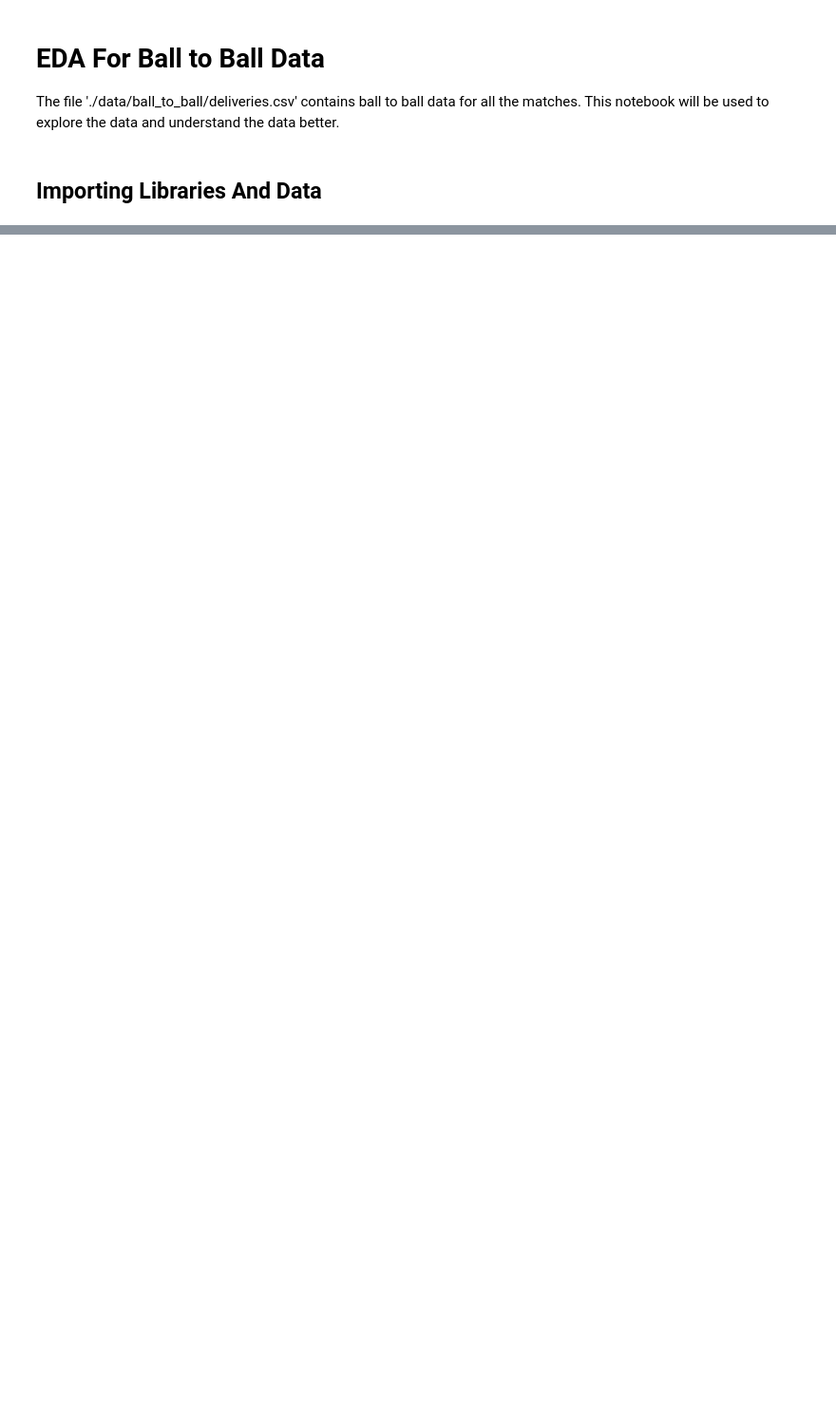
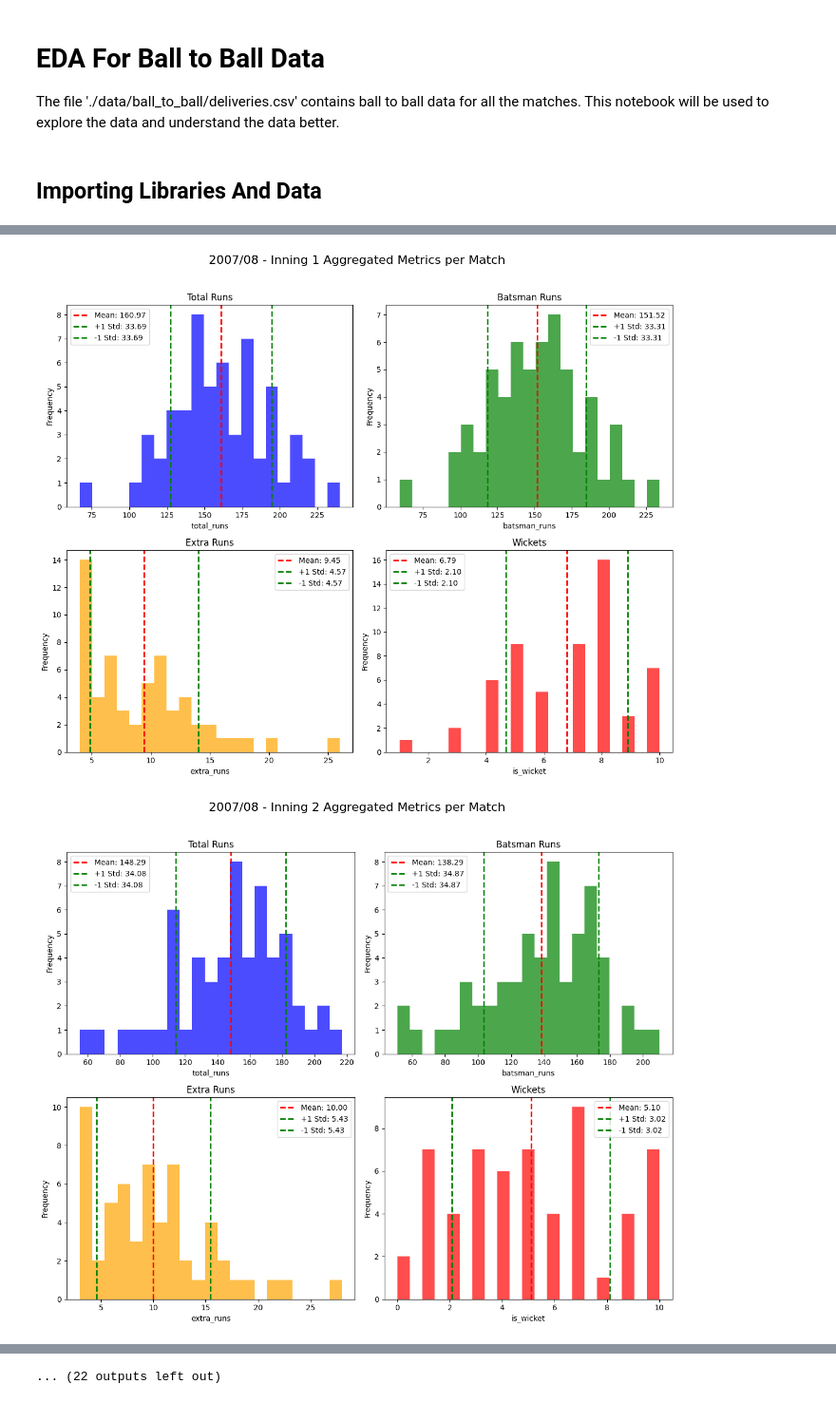
Before and after one commit to Yosemite0/Score_Predictor, a Jupyter notebook: eda.ipynb, the cells around one changed output, grey strips where cells are left out. Shown at 95% size. Drawn from its saved outputs; the diff is of its cells as text; code cells hidden in the pictures; blank space fills up the shorter version.

Commit message:
added a datasest, season and ball insights in eda

```diff
--- a/eda.ipynb
+++ b/eda.ipynb
@@ -30,0 +36,17 @@ data = pd.read_csv(data_path)
+# %%
+# Create a dictionary mapping each season to its list of match ids
+year_match_dict = {
+    season: match_data[match_data['season'] == season]['id'].tolist()
+    for season in match_data['season'].unique()
+}
+for season, match_ids in year_match_dict.items():
+     print(season, len(match_ids))
+
+# Divide ball_data by season based on the match_ids from match_data
+ball_data_by_season = {
+    season: ball_data[ball_data['match_id'].isin(match_ids)]
+    for season, match_ids in year_match_dict.items()
+}
+
+# Optionally, print the keys to verify the seasons
+print(list(ball_data_by_season.keys()))
@@ -30,0 +72,46 @@ data = pd.read_csv(data_path)
+# %%
+for season, df in ball_data_by_season.items():
+
+    for inning in [1, 2]:
+        # Filter for the specific inning and aggregate metrics by match_id
+        aggregated_data = df[df['inning'] == inning].groupby('match_id').agg({
+            'total_runs': 'sum',
+            'batsman_runs': 'sum',
+            'extra_runs': 'sum',
+            'is_wicket': 'sum'
+        }).reset_index()
+
+
+        # Create a 2x2 subplot for the four metrics
+        fig, axes = plt.subplots(2, 2, figsize=(12, 10))
+        fig.suptitle(f'{season} - Inning {inning} Aggregated Metrics per Match', fontsize=16)
+
+        metrics = ['total_runs', 'batsman_runs', 'extra_runs', 'is_wicket']
+        titles = ['Total Runs', 'Batsman Runs', 'Extra Runs', 'Wickets']
+        colors = ['blue', 'green', 'orange', 'red']
+
+        for i, metric in enumerate(metrics):
+            ax = axes[i // 2, i % 2]
+            # Plot a histogram of the metric
+            ax.hist(aggregated_data[metric], bins=21, color=colors[i], alpha=0.7)
+            # Calculate mean and standard deviation of the metric
+            mean_val = aggregated_data[metric].mean()
+            std_val = aggregated_data[metric].std()
+
+            # Add vertical lines for mean and ±1 standard deviation
+            ax.axvline(mean_val, color='red', linestyle='dashed', linewidth=2,
+                       label=f'Mean: {mean_val:.2f}')
+            ax.axvline(mean_val + std_val, color='green', linestyle='dashed', linewidth=2,
+                       label=f'+1 Std: {std_val:.2f}')
+            ax.axvline(mean_val - std_val, color='green', linestyle='dashed', linewidth=2,
+                       label=f'-1 Std: {std_val:.2f}')
+
+            ax.set_title(titles[i])
+            ax.set_xlabel(metric)
+            ax.set_ylabel('Frequency')
+            ax.legend()
+        plt.tight_layout(rect=[0, 0, 1, 0.96])
+        plt.show()
+# %% [output]
+[figure, added]
+[figure, added]
@@ -31 +128,2 @@ data = pd.read_csv(data_path)
+... (22 outputs left out)
 # %% [markdown]
```
Also changed, not shown: parts of 9 cells of this notebook, 2 other files.
